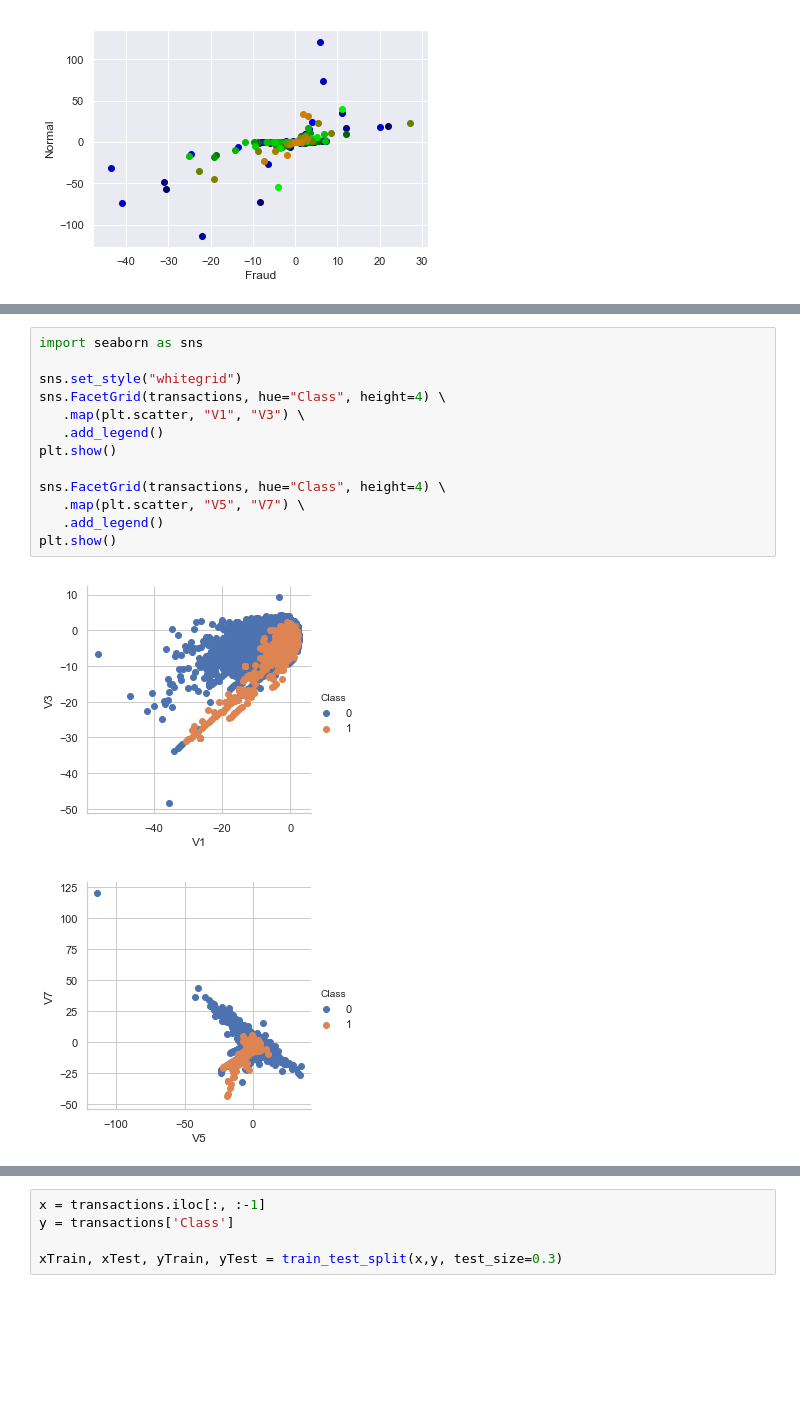
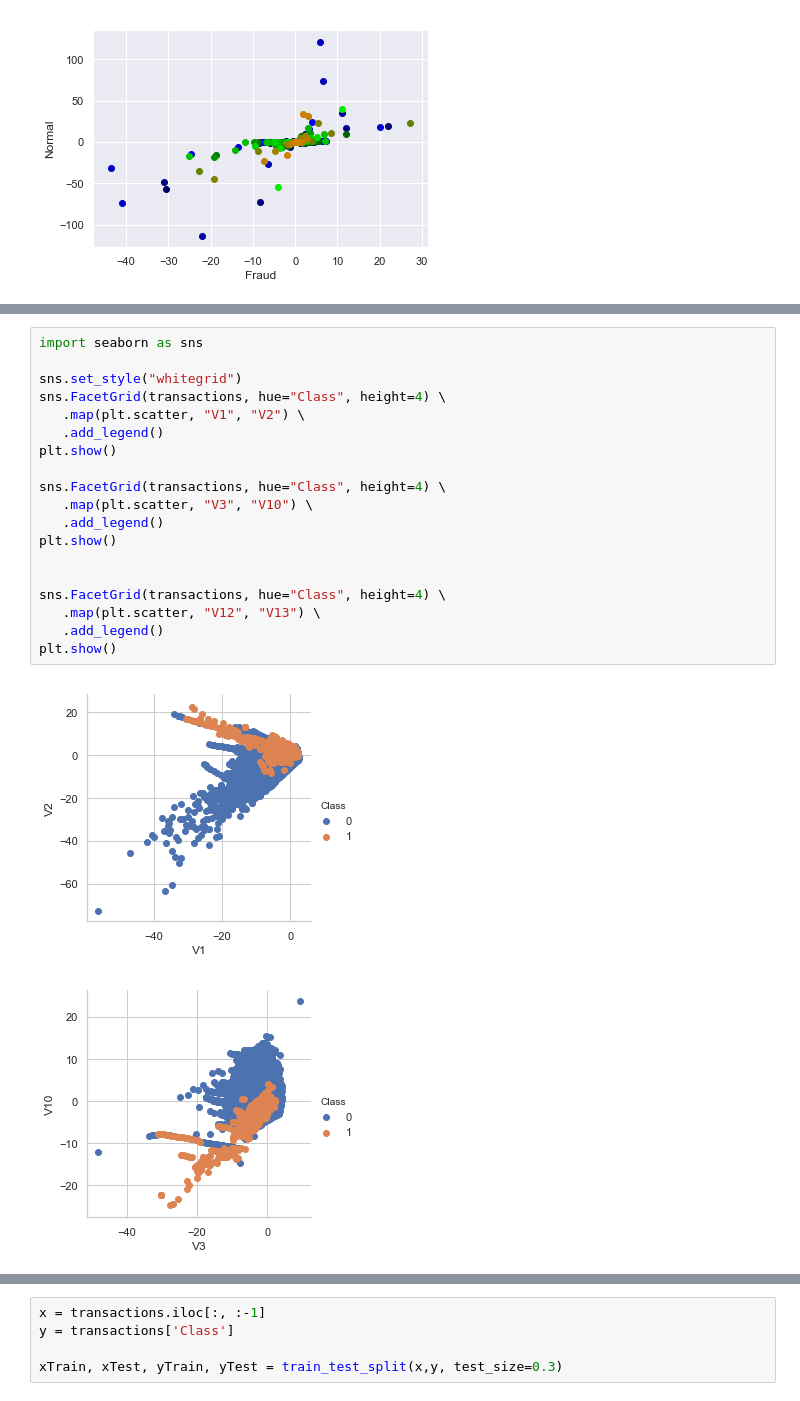
Before and after one commit to wcheungnet/creditCardFaurdDetection, a Jupyter notebook: hw3.ipynb, the cells around one changed output, grey strips where cells are left out. Saved outputs shown, nothing was run; the diff lists cells and outputs as text; blank space fills up the shorter version.

```diff
--- a/hw3.ipynb
+++ b/hw3.ipynb
@@ -117,16 +128,22 @@ plt.show()
 # %%
 import seaborn as sns
 
 sns.set_style("whitegrid")
 sns.FacetGrid(transactions, hue="Class", height=4) \
-   .map(plt.scatter, "V1", "V3") \
+   .map(plt.scatter, "V1", "V2") \
    .add_legend()
 plt.show()
 
 sns.FacetGrid(transactions, hue="Class", height=4) \
-   .map(plt.scatter, "V5", "V7") \
+   .map(plt.scatter, "V3", "V10") \
    .add_legend()
 plt.show()
+
+
+sns.FacetGrid(transactions, hue="Class", height=4) \
+   .map(plt.scatter, "V12", "V13") \
+   .add_legend()
+plt.show()
 # %% [output]
-[figure, old version]
+[figure, new version]
-[figure, old version]
+[figure, new version]
```
Also changed, not shown: parts of 6 cells of this notebook, 1 other file.
